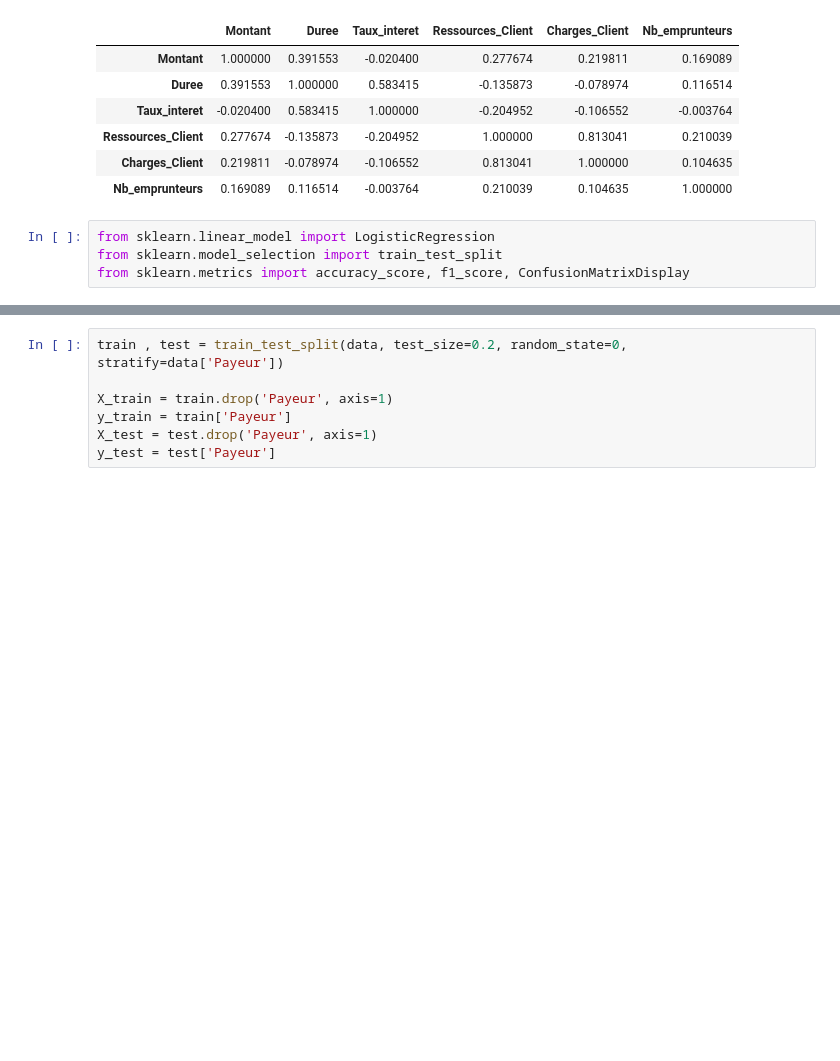
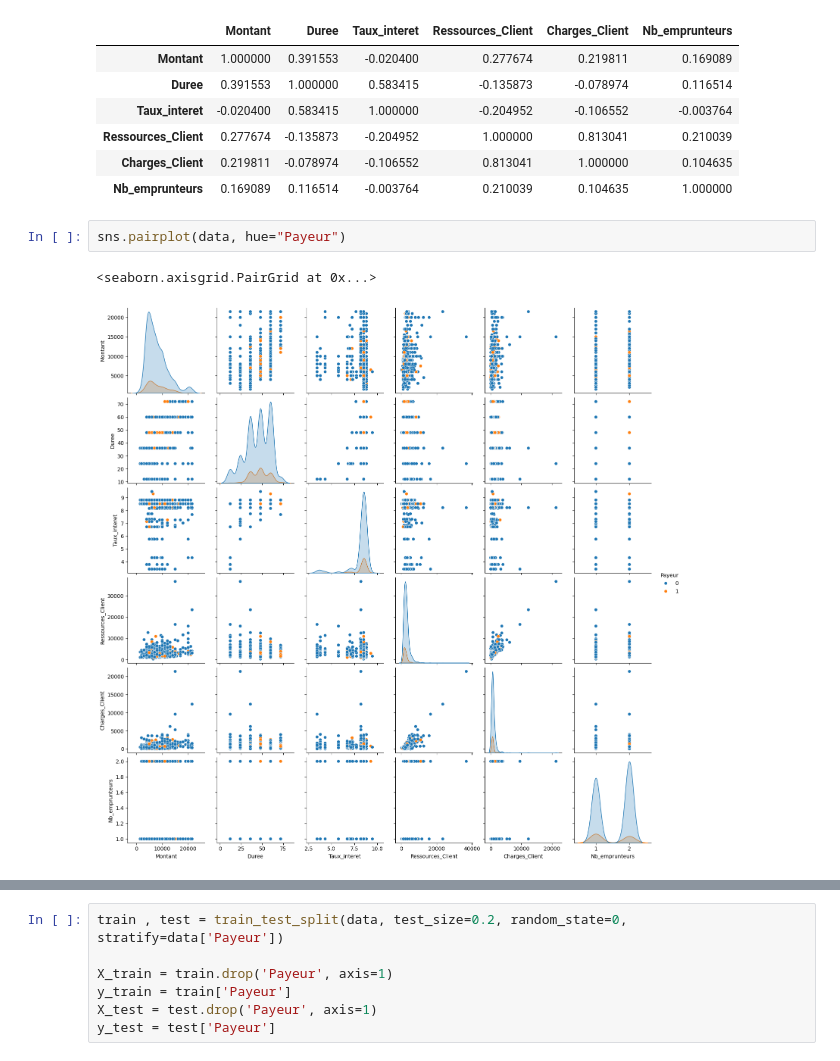
Before and after one commit to BrightMehou/random-ml, a Jupyter notebook: scoring_risque/model.ipynb, the cells around one changed output, grey strips where cells are left out. Drawn from its saved outputs; the diff is of its cells as text; blank space fills up the shorter version.

```diff
--- a/scoring_risque/model.ipynb
+++ b/scoring_risque/model.ipynb
@@ -95,7 +98,8 @@ data.corr(numeric_only=True)
 | Ressources_Client | 0.277674 | -0.135873 | -0.204952 | 1.000000 | 0.813041 | 0.210039 |
 | Charges_Client | 0.219811 | -0.078974 | -0.106552 | 0.813041 | 1.000000 | 0.104635 |
 | Nb_emprunteurs | 0.169089 | 0.116514 | -0.003764 | 0.210039 | 0.104635 | 1.000000 |
-# %%
-from sklearn.linear_model import LogisticRegression
-from sklearn.model_selection import train_test_split
-from sklearn.metrics import accuracy_score, f1_score, ConfusionMatrixDisplay
+# %%
+sns.pairplot(data, hue="Payeur")
+# %% [output]
+<seaborn.axisgrid.PairGrid at 0x...>
+[figure, added]
```
Also changed, not shown: parts of 13 cells of this notebook, 5 other files.
